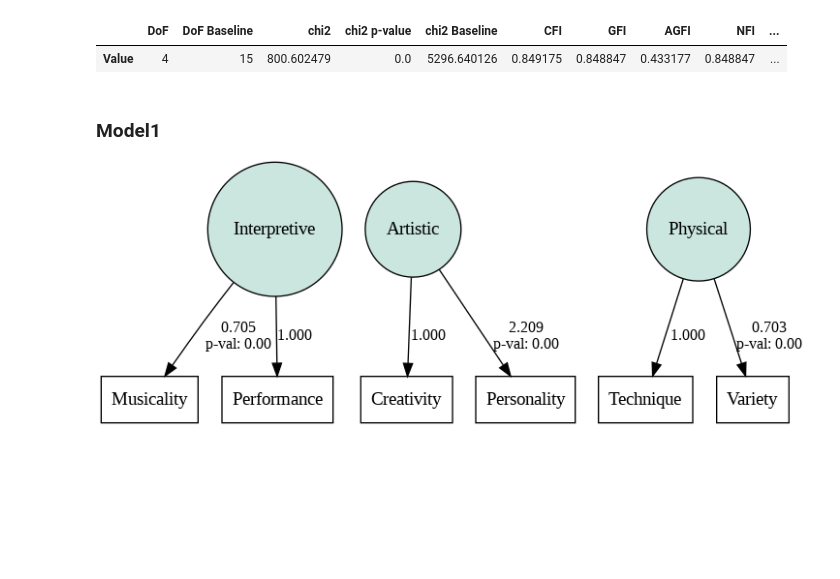
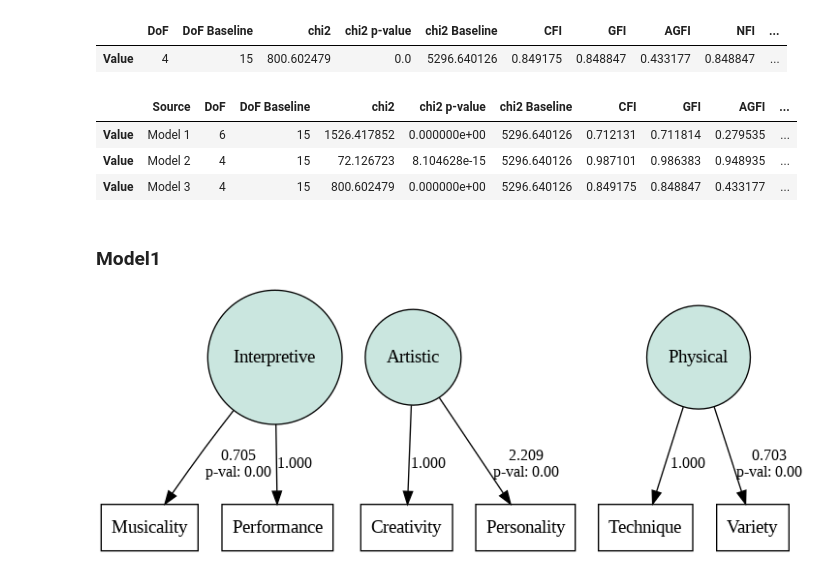
Before and after one commit to sarahaptumich/capstone, a Jupyter notebook: SIC_Scoring_Sys_Analysis.ipynb, the cells around one changed output. Drawn from its saved outputs; the diff is of its cells as text; code cells hidden in the pictures; blank space fills up the shorter version.

```diff
--- a/SIC_Scoring_Sys_Analysis.ipynb
+++ b/SIC_Scoring_Sys_Analysis.ipynb
@@ -379,6 +373,22 @@ semopy.calc_stats(modelCFA3)
 | Value | 4 | 15 | 800.602479 | 0.0 | 5296.640126 | 0.849175 | 0.848847 | 0.433177 | 0.848847 | ... |
 # %%
 # g = semopy.semplot(modelCFA2, "pd2.png")
+# %%
+m1=semopy.calc_stats(modelCFA)
+m2=semopy.calc_stats(modelCFA2)
+m3=semopy.calc_stats(modelCFA3)
+m1['Source'] = 'Model 1'
+m2['Source'] = 'Model 2'
+m3['Source'] = 'Model 3'
+models_stacked = pd.concat([m1, m2, m3], axis=0)
+# %%
+models_stacked[['Source', 'DoF', 'DoF Baseline', 'chi2', 'chi2 p-value', 'chi2 Baseline', 'CFI',
+       'GFI', 'AGFI', 'NFI', 'TLI', 'RMSEA', 'AIC', 'BIC', 'LogLik' ]]
+# %% [output]
+|  | Source | DoF | DoF Baseline | chi2 | chi2 p-value | chi2 Baseline | CFI | GFI | AGFI | ... |
+| Value | Model 1 | 6 | 15 | 1526.417852 | 0.000000e+00 | 5296.640126 | 0.712131 | 0.711814 | 0.279535 | ... |
+| Value | Model 2 | 4 | 15 | 72.126723 | 8.104628e-15 | 5296.640126 | 0.987101 | 0.986383 | 0.948935 | ... |
+| Value | Model 3 | 4 | 15 | 800.602479 | 0.000000e+00 | 5296.640126 | 0.849175 | 0.848847 | 0.433177 | ... |
 # %% [markdown]
 ### Model1
 ![pd.png](embedded-picture-1)
```
Also changed, not shown: parts of 13 cells of this notebook.
